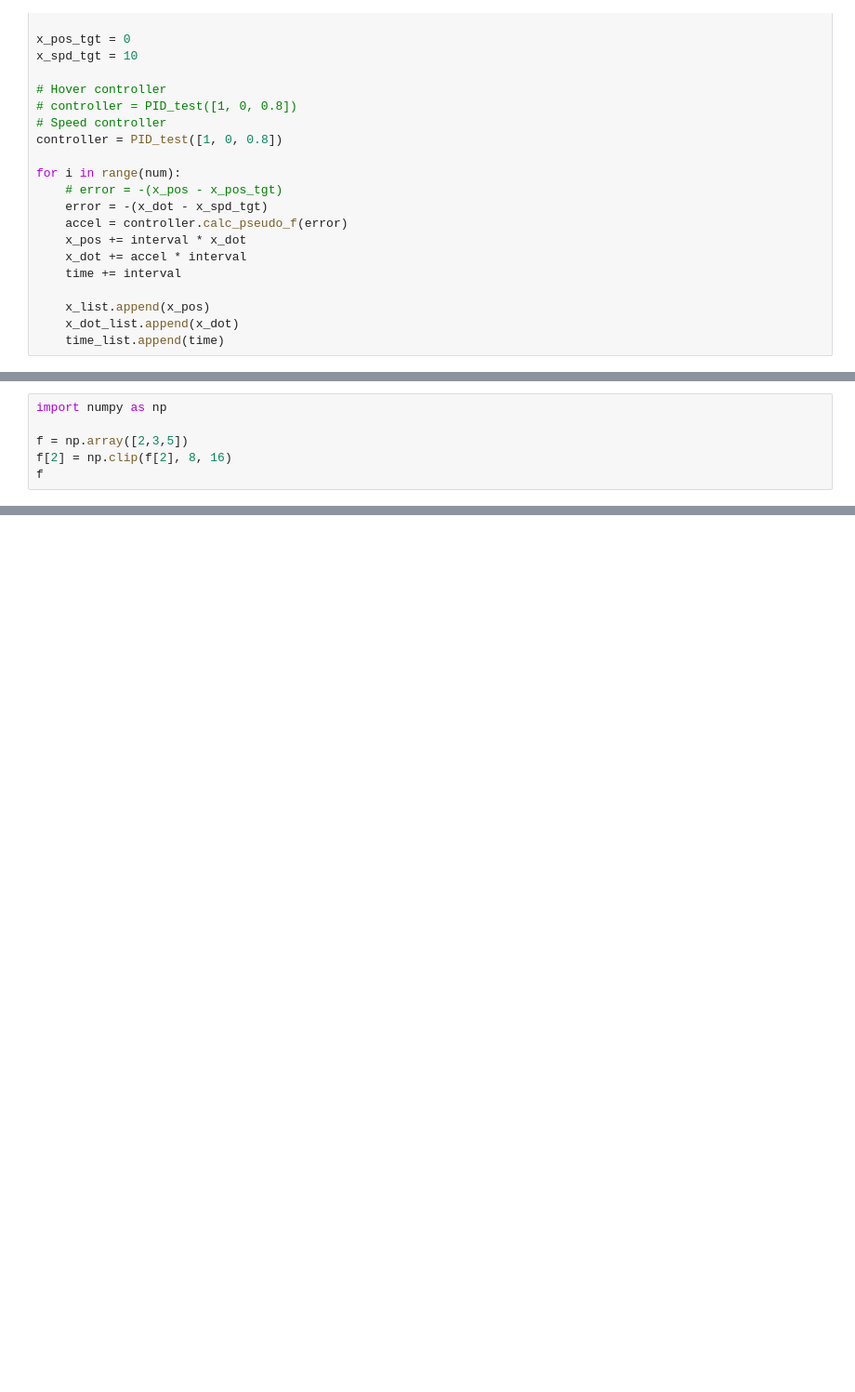
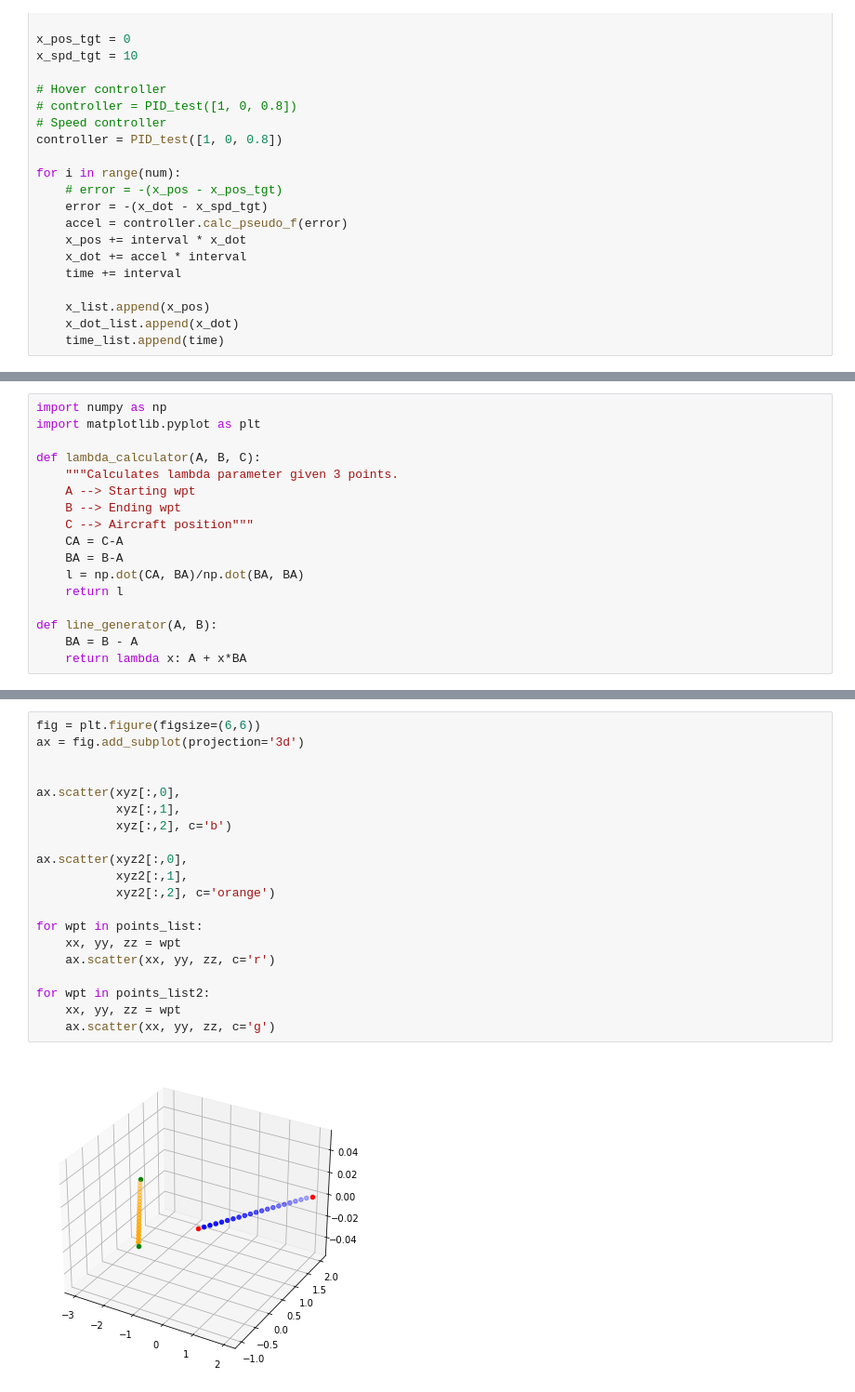
Before and after one commit to zhihaoquek/AAM_Sim, a Jupyter notebook: Debug and Develop.ipynb, the cells around one changed output, grey strips where cells are left out. Shown at 93% size. Drawn from its saved outputs; the diff is of its cells as text; blank space fills up the shorter version.

```diff
--- a/Debug and Develop.ipynb
+++ b/Debug and Develop.ipynb
@@ -242,6 +183,17 @@ df
 # %%
 import numpy as np
+import matplotlib.pyplot as plt
 
-f = np.array([2,3,5])
-f[2] = np.clip(f[2], 8, 16)
-f
+def lambda_calculator(A, B, C):
+    """Calculates lambda parameter given 3 points.
+    A --> Starting wpt
+    B --> Ending wpt
+    C --> Aircraft position"""
+    CA = C-A
+    BA = B-A
+    l = np.dot(CA, BA)/np.dot(BA, BA)
+    return l
+
+def line_generator(A, B):
+    BA = B - A
+    return lambda x: A + x*BA
@@ -249,0 +233,22 @@ array([2, 3, 8])
+# %%
+fig = plt.figure(figsize=(6,6))
+ax = fig.add_subplot(projection='3d')
+
+
+ax.scatter(xyz[:,0],
+           xyz[:,1],
+           xyz[:,2], c='b')
+
+ax.scatter(xyz2[:,0],
+           xyz2[:,1],
+           xyz2[:,2], c='orange')
+
+for wpt in points_list:
+    xx, yy, zz = wpt
+    ax.scatter(xx, yy, zz, c='r')
+
+for wpt in points_list2:
+    xx, yy, zz = wpt
+    ax.scatter(xx, yy, zz, c='g')
+# %% [output]
+[figure, added]
```
Also changed, not shown: parts of 24 cells of this notebook, 10 other files.
